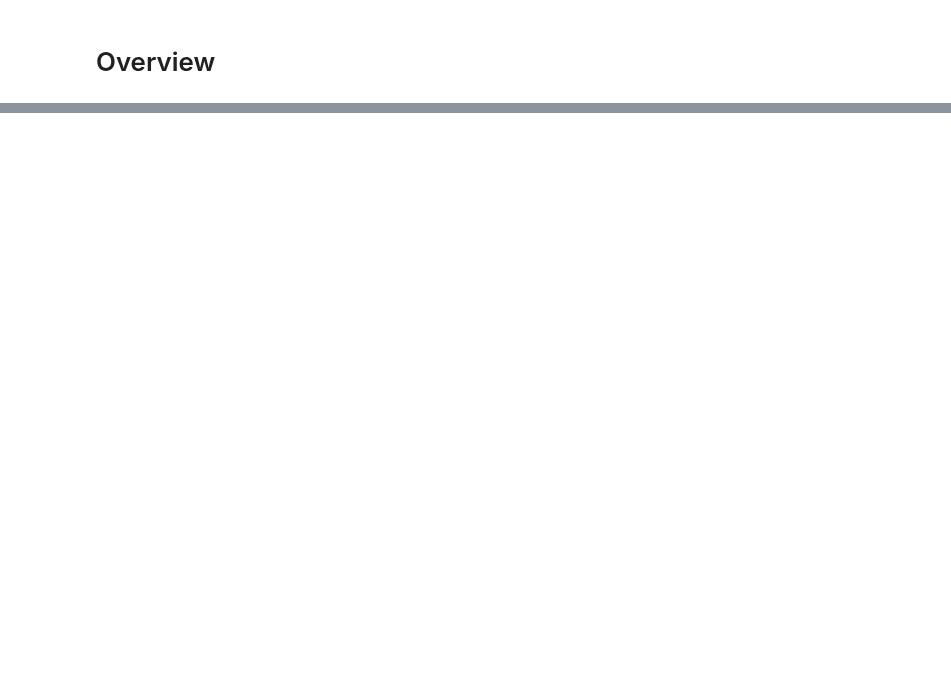
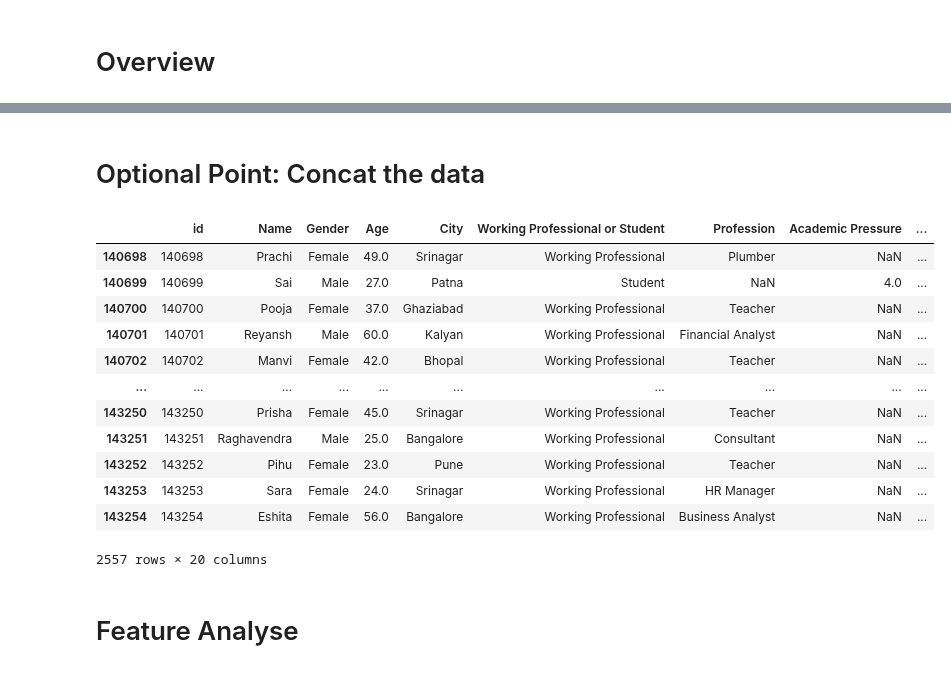
Before and after one commit to mailmezorro/playground-series-s4e11, a Jupyter notebook: EDA/playground-series-s4e11-eda.ipynb, the cells around one changed output, grey strips where cells are left out. Cells and saved outputs as stored; diff of their text form; code cells hidden in the pictures; blank space fills up the shorter version.

Commit message:
added optional point about concat original data + train

```diff
--- a/EDA/playground-series-s4e11-eda.ipynb
+++ b/EDA/playground-series-s4e11-eda.ipynb
@@ -221,0 +290,29 @@ data_overview(original_data, 'Depression')
+# %% [markdown]
+# Optional Point: Concat the data
+# %%
+#Concat train and the original data set
+last_id = train_original['id'].max()
+temp = original_data.copy()
+temp['id'] = range(last_id + 1, last_id + 1 + len(temp))
+temp = temp[['id'] + [col for col in temp.columns if col != 'id']]
+train = pd.concat([train_original, temp])
+train.reset_index(drop=True, inplace=True)
+train.iloc[last_id -1:last_id + len(temp)] # check if the concatenation is correct about the id, index and data
+# %%
+train.iloc[last_id -1:last_id + len(temp)]
+# %% [output]
+|  | id | Name | Gender | Age | City | Working Professional or Student | Profession | Academic Pressure | ... |
+| 140698 | 140698 | Prachi | Female | 49.0 | Srinagar | Working Professional | Plumber | NaN | ... |
+| 140699 | 140699 | Sai | Male | 27.0 | Patna | Student | NaN | 4.0 | ... |
+| 140700 | 140700 | Pooja | Female | 37.0 | Ghaziabad | Working Professional | Teacher | NaN | ... |
+| 140701 | 140701 | Reyansh | Male | 60.0 | Kalyan | Working Professional | Financial Analyst | NaN | ... |
+| 140702 | 140702 | Manvi | Female | 42.0 | Bhopal | Working Professional | Teacher | NaN | ... |
+| ... | ... | ... | ... | ... | ... | ... | ... | ... | ... |
+| 143250 | 143250 | Prisha | Female | 45.0 | Srinagar | Working Professional | Teacher | NaN | ... |
+| 143251 | 143251 | Raghavendra | Male | 25.0 | Bangalore | Working Professional | Consultant | NaN | ... |
+| 143252 | 143252 | Pihu | Female | 23.0 | Pune | Working Professional | Teacher | NaN | ... |
+| 143253 | 143253 | Sara | Female | 24.0 | Srinagar | Working Professional | HR Manager | NaN | ... |
+| 143254 | 143254 | Eshita | Female | 56.0 | Bangalore | Working Professional | Business Analyst | NaN | ... |
+2557 rows × 20 columns
+# %% [markdown]
+# Feature Analyse
```
Also changed, not shown: parts of 7 cells of this notebook, 10 other files.
